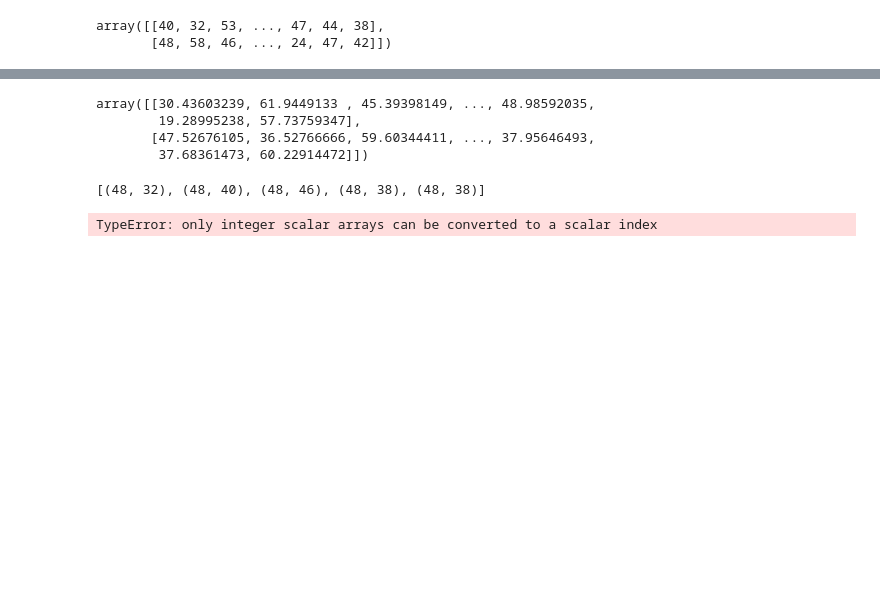
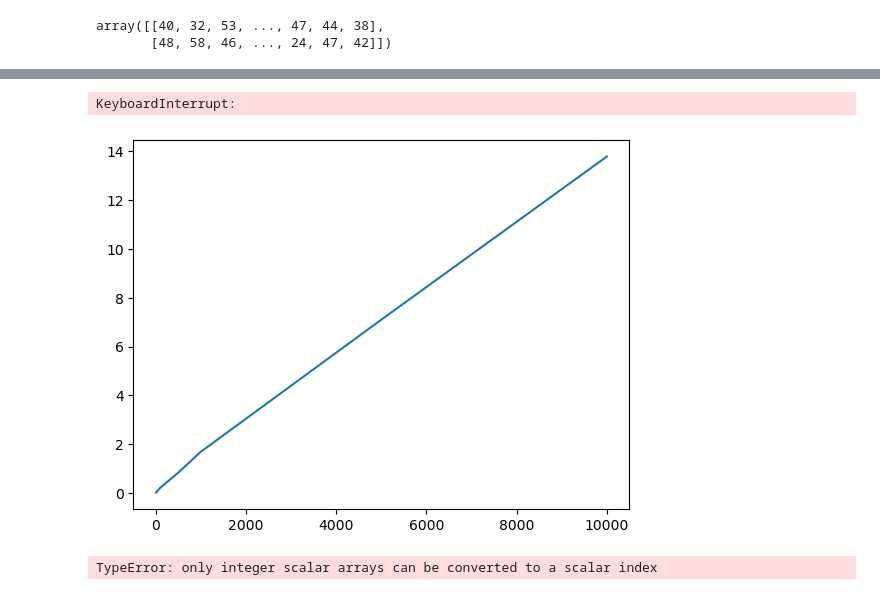
Before and after one commit to Watts-Lab/deliberation-group-assignment, a Jupyter notebook: scratch/simple_algo.ipynb, the cells around one changed output, grey strips where cells are left out. Saved outputs shown, nothing was run; the diff lists cells and outputs as text; code cells hidden in the pictures; blank space fills up the shorter version.

```diff
--- a/scratch/simple_algo.ipynb
+++ b/scratch/simple_algo.ipynb
@@ -40,0 +45,4 @@ sample_p = stats.gaussian_kde(sampled_pairs)
+# %%
+all_pairs = combinations(ages, 2)
+all_pairs = set(all_pairs)
+all_pairs
@@ -41,14 +71,2 @@ sample_p = stats.gaussian_kde(sampled_pairs)
 # %%
-test = sample_p.resample(1000, seed=rng)
-test
+test2 = sample_p_comp.resample(1000, seed=rng).astype(int)
-# %% [output]
-array([[30.43603239, 61.9449133 , 45.39398149, ..., 48.98592035,
-        19.28995238, 57.73759347],
-       [47.52676105, 36.52766666, 59.60344411, ..., 37.95646493,
-        37.68361473, 60.22914472]])
-# %%
-all_pairs = combinations(ages, 2)
-all_pairs = list(all_pairs)
-all_pairs[:5]
-# %% [output]
-[(48, 32), (48, 40), (48, 46), (48, 38), (48, 38)]
@@ -54,0 +75,12 @@ all_pairs[:5]
+# %%
+test = np.zeros((2, 1000))
+next_idx = 0
+while len(test) < 1000:
+    temp = sample_p.resample(1, seed=rng).astype(int)
+    if tuple(temp[0]) in all_pairs:
+        test[0, next_idx] = temp[0]
+        test[1, next_idx] = temp[1]
+        next_idx += 1
+test
+# %% [output]
+KeyboardInterrupt:
@@ -55,3 +89,12 @@ all_pairs[:5]
+# %%
+sizes = [10, 100, 500, 1000, 5000, 10000]
+rt = []
+for size in sizes:
+    rt.append(timeit.timeit(lambda: sample_p(np.array(all_pairs[:size]).transpose()), number=10))
+plt.plot(sizes, rt)
+plt.show()
+# %% [output]
+[figure, added]
 # %%
 all_pairs_prob = sample_p(np.array(all_pairs).transpose())
 # %%
```
Also changed, not shown: parts of 14 cells of this notebook.
